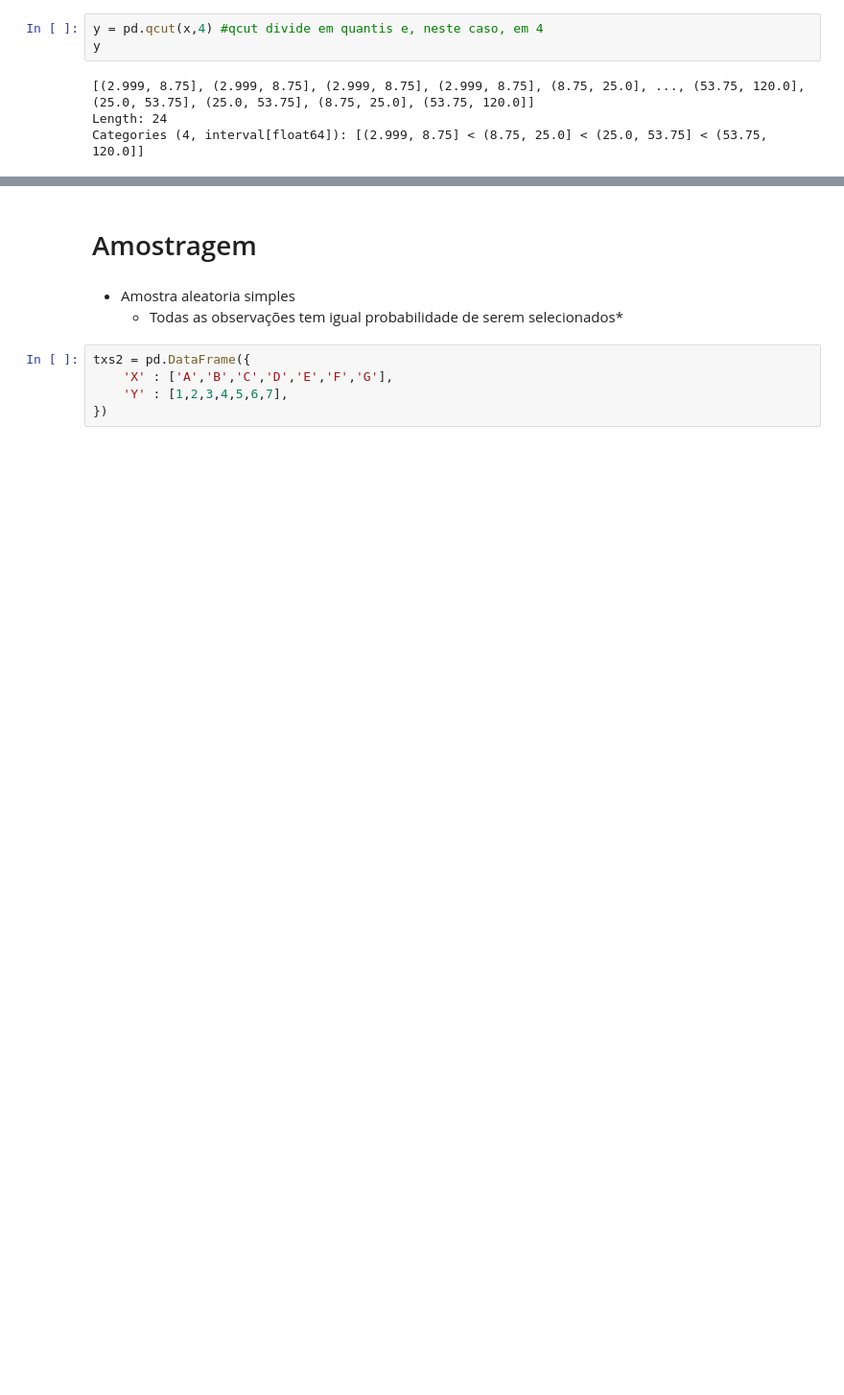
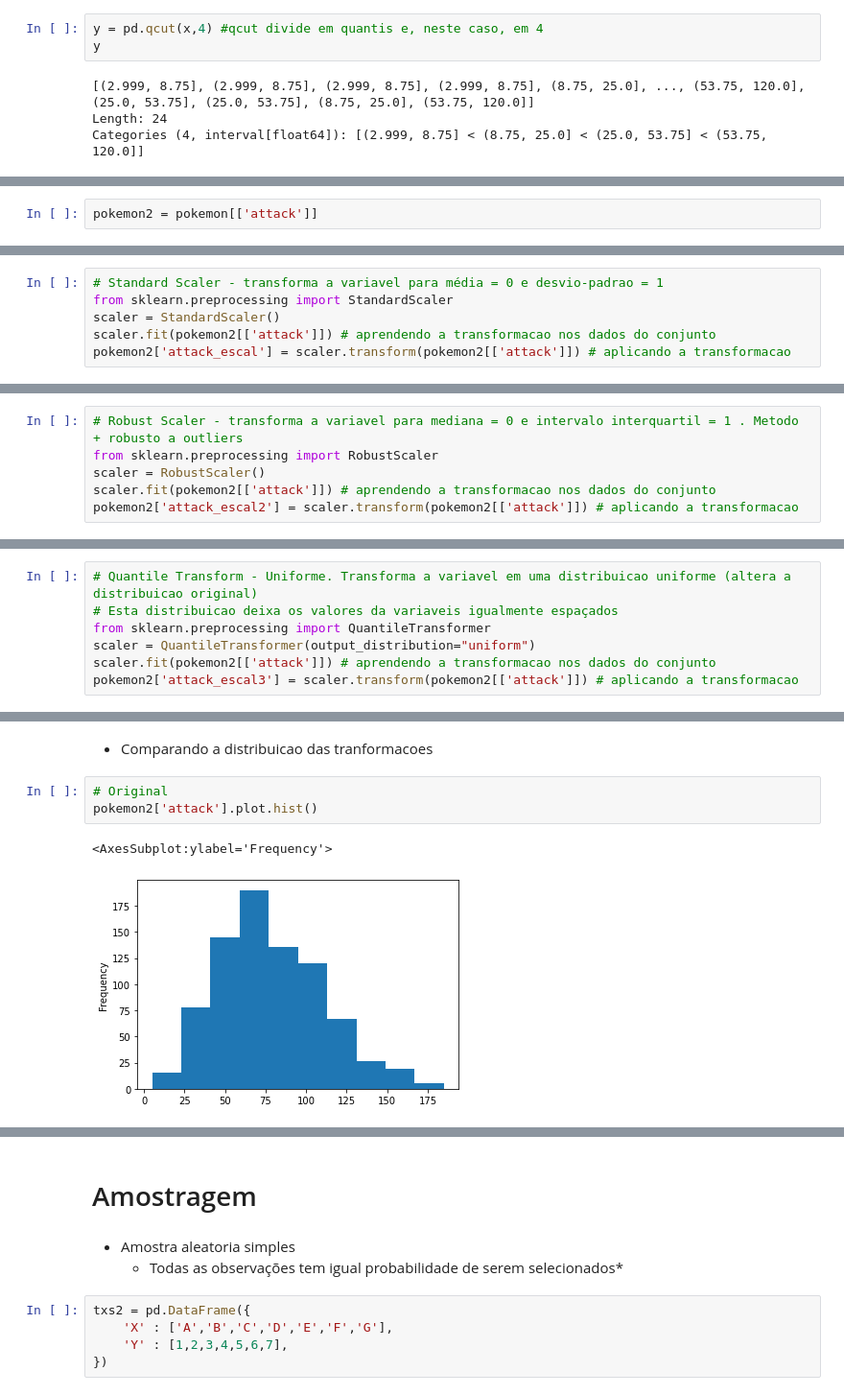
Before and after one commit to GCabral95/Codigos_Analise_Dados, a Jupyter notebook: Limpeza e Engenharia de Base.ipynb, the cells around one changed output, grey strips where cells are left out. Shown at 96% size. Drawn from its saved outputs; the diff is of its cells as text; blank space fills up the shorter version.

```diff
--- a/Limpeza e Engenharia de Base.ipynb
+++ b/Limpeza e Engenharia de Base.ipynb
@@ -530,0 +522,2 @@ txs2
+# %%
+pokemon2 = pokemon[['attack']]
@@ -530,0 +535,6 @@ txs2
+# %%
+# Standard Scaler - transforma a variavel para média = 0 e desvio-padrao = 1
+from sklearn.preprocessing import StandardScaler
+scaler = StandardScaler()
+scaler.fit(pokemon2[['attack']]) # aprendendo a transformacao nos dados do conjunto
+pokemon2['attack_escal'] = scaler.transform(pokemon2[['attack']]) # aplicando a transformacao
@@ -530,0 +556,6 @@ txs2
+# %%
+# Robust Scaler - transforma a variavel para mediana = 0 e intervalo interquartil = 1 . Metodo + robusto a outliers
+from sklearn.preprocessing import RobustScaler
+scaler = RobustScaler()
+scaler.fit(pokemon2[['attack']]) # aprendendo a transformacao nos dados do conjunto
+pokemon2['attack_escal2'] = scaler.transform(pokemon2[['attack']]) # aplicando a transformacao
@@ -530,0 +577,7 @@ txs2
+# %%
+# Quantile Transform - Uniforme. Transforma a variavel em uma distribuicao uniforme (altera a distribuicao original)
+# Esta distribuicao deixa os valores da variaveis igualmente espaçados
+from sklearn.preprocessing import QuantileTransformer
+scaler = QuantileTransformer(output_distribution="uniform")
+scaler.fit(pokemon2[['attack']]) # aprendendo a transformacao nos dados do conjunto
+pokemon2['attack_escal3'] = scaler.transform(pokemon2[['attack']]) # aplicando a transformacao
@@ -530,0 +598,8 @@ txs2
+# %% [markdown]
+* Comparando a distribuicao das tranformacoes
+# %%
+# Original
+pokemon2['attack'].plot.hist()
+# %% [output]
+<AxesSubplot:ylabel='Frequency'>
+[figure, added]
```
Also changed, not shown: parts of 43 cells of this notebook.
